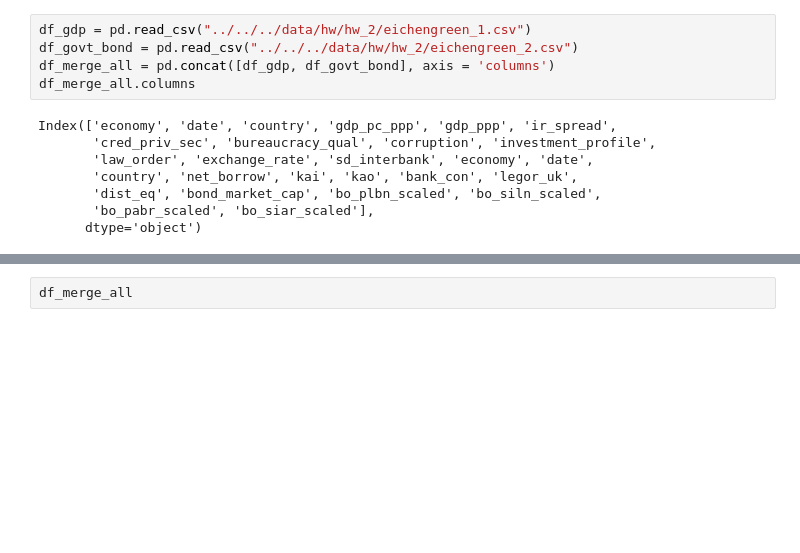
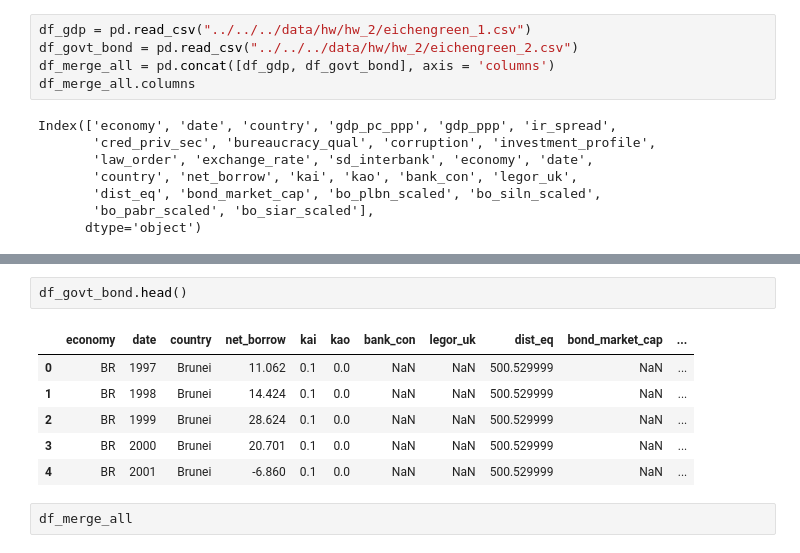
Before and after one commit to Yongqin-Chen/datascience-publicpolicy-2026, a Jupyter notebook: notebooks/hw/hw_2/hw_2.ipynb, the cells around one changed output, grey strips where cells are left out. Drawn from its saved outputs; the diff is of its cells as text; blank space fills up the shorter version.

```diff
--- a/notebooks/hw/hw_2/hw_2.ipynb
+++ b/notebooks/hw/hw_2/hw_2.ipynb
@@ -276,3 +285,12 @@ Index(['economy', 'date', 'country', 'gdp_pc_ppp', 'gdp_ppp', 'ir_spread',
+# %%
+df_govt_bond.head()
+# %% [output]
+|  | economy | date | country | net_borrow | kai | kao | bank_con | legor_uk | dist_eq | bond_market_cap | ... |
+| 0 | BR | 1997 | Brunei | 11.062 | 0.1 | 0.0 | NaN | NaN | 500.529999 | NaN | ... |
+| 1 | BR | 1998 | Brunei | 14.424 | 0.1 | 0.0 | NaN | NaN | 500.529999 | NaN | ... |
+| 2 | BR | 1999 | Brunei | 28.624 | 0.1 | 0.0 | NaN | NaN | 500.529999 | NaN | ... |
+| 3 | BR | 2000 | Brunei | 20.701 | 0.1 | 0.0 | NaN | NaN | 500.529999 | NaN | ... |
+| 4 | BR | 2001 | Brunei | -6.860 | 0.1 | 0.0 | NaN | NaN | 500.529999 | NaN | ... |
 # %%
 df_merge_all
 # %% [output]
```
Also changed, not shown: parts of 1 cell of this notebook.
